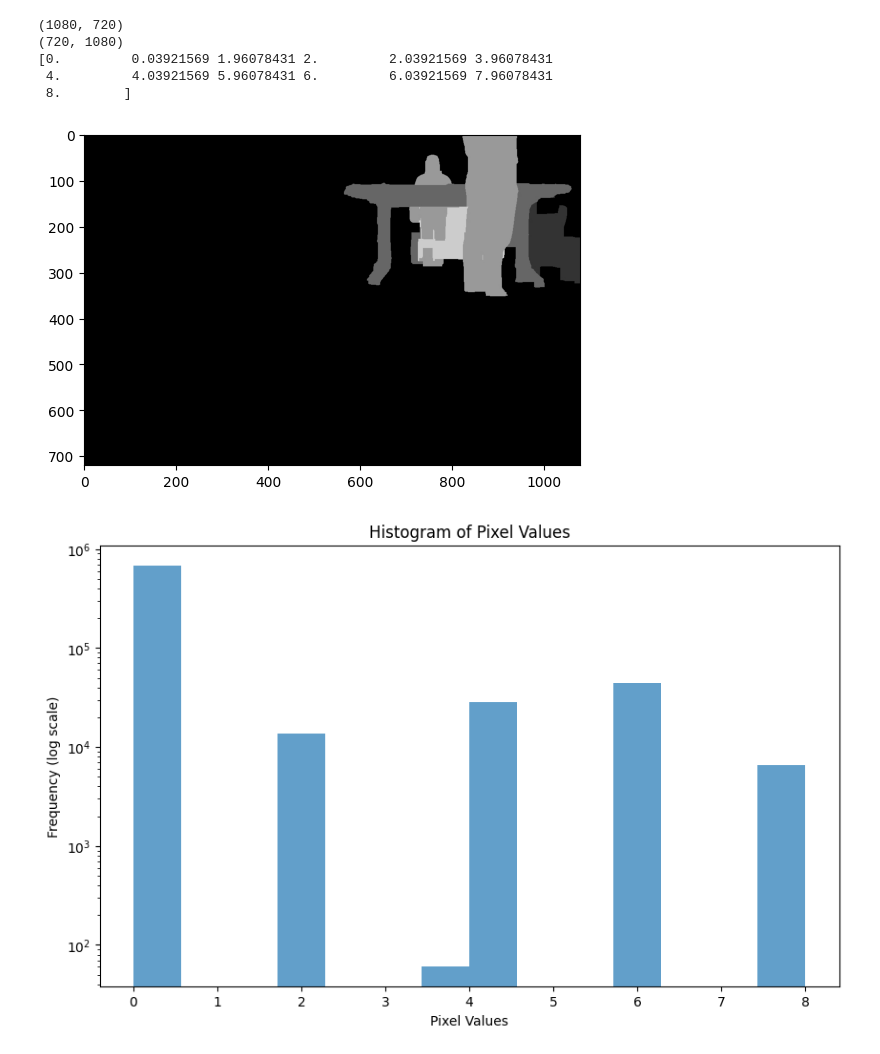
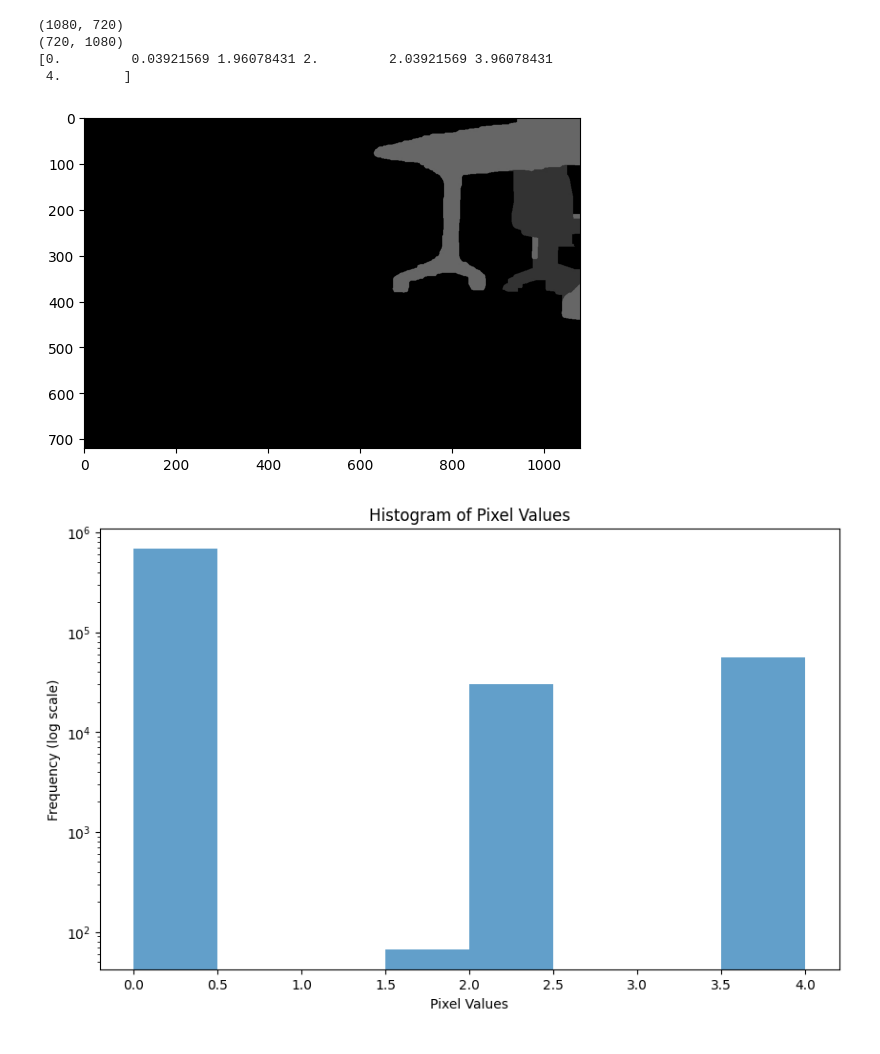
Before and after one commit to Crask21/eirt2025, a Jupyter notebook: notebooks/sbdx.ipynb, the cells around one changed output. Cells and saved outputs as stored; diff of their text form; code cells hidden in the pictures.

Commit message:
transfer of one image

```diff
--- a/notebooks/sbdx.ipynb
+++ b/notebooks/sbdx.ipynb
@@ -4,6 +4,7 @@ import numpy as np
 from scipy.ndimage import grey_opening, grey_erosion, grey_dilation, grey_closing, median_filter, gaussian_filter
 
 imgPath = "G:\\datasets\\eirt_output\\batch03\\mask_raw\\Image0001.jpg"
+imgPath = "/media/ap/00802B74802B6F7A/Users/andpo/Documents/EIRT/Caspers_fredags_filer/batch04/mask_raw/Image0001.jpg"
 
 # Load image
 img = Image.open(imgPath)
@@ -29,34 +30,33 @@ arr2 = median_filter(arr, size=(size, size))
 unique_vals = np.unique(arr)
 unique_vals2 = np.unique(arr2)
 
 print(unique_vals2)
 
 import cv2
 img = cv2.imread(imgPath)
 from matplotlib import pyplot as plt
 plt.imshow(img)
 plt.show()
 
 plt.figure(figsize=(10, 6))
 plt.hist(arr2.flatten(), bins=len(unique_vals), alpha=0.7)
 plt.xlabel('Pixel Values')
 plt.ylabel('Frequency (log scale)')
 plt.title('Histogram of Pixel Values')
 plt.yscale('log')
 plt.show()
 
 plt.figure(figsize=(10, 6))
 plt.hist(arr.flatten(), bins=len(unique_vals), alpha=0.7)
 plt.xlabel('Pixel Values')
 plt.ylabel('Frequency (log scale)')
 plt.title('Histogram of Pixel Values')
 plt.yscale('log')
 plt.show()
 # %% [output]
 (1080, 720)
 (720, 1080)
 [0.         0.03921569 1.96078431 2.         2.03921569 3.96078431
- 4.         4.03921569 5.96078431 6.         6.03921569 7.96078431
- 8.        ]
+ 4.        ]
-[figure, old version]
+[figure, new version]
-[figure, old version]
+[figure, new version]
```
Also changed, not shown: parts of 8 cells of this notebook, 7 other files.
